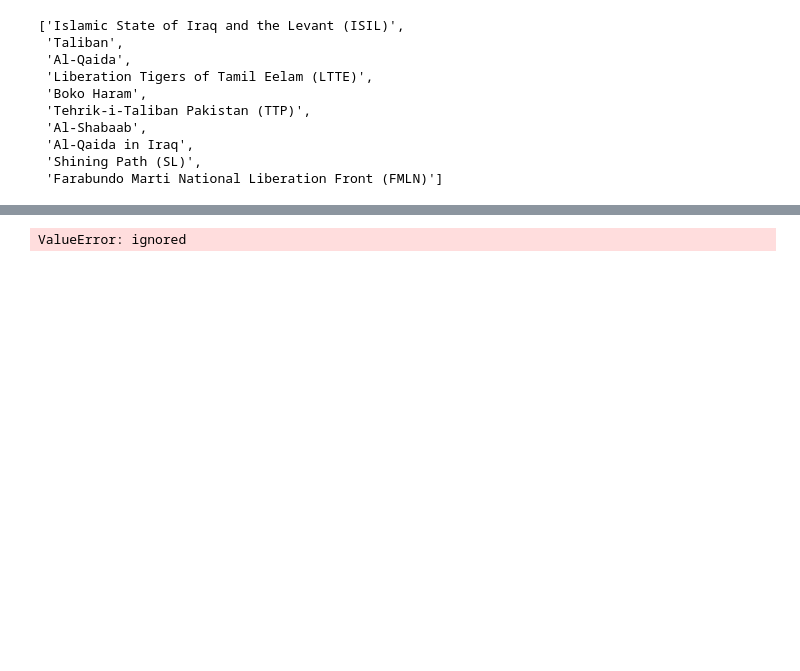
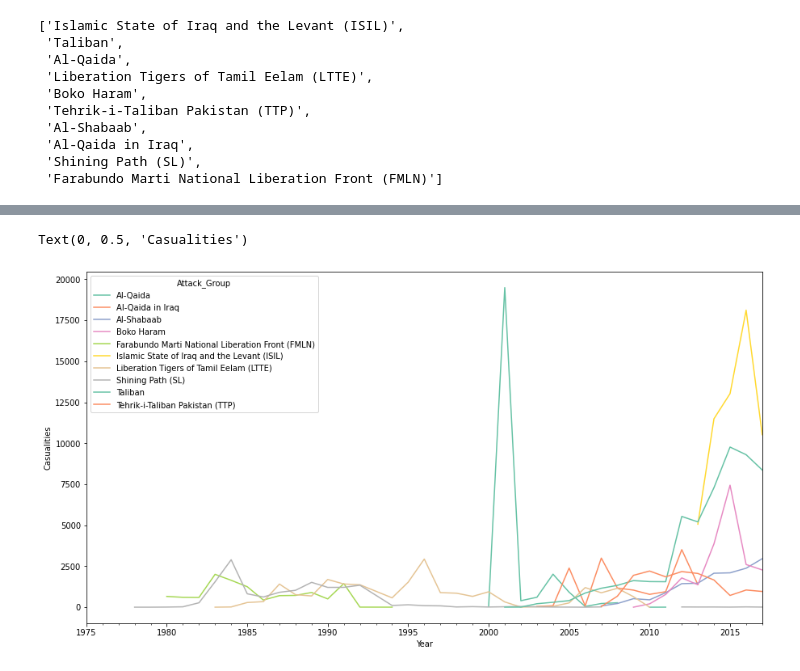
Before and after one commit to vak1997/Global-Terrorism, a Jupyter notebook: Global_Terrorism_Analysis_Capstone_Project.ipynb, the cells around one changed output, grey strips where cells are left out. Drawn from its saved outputs; the diff is of its cells as text; code cells hidden in the pictures; blank space fills up the shorter version.

```diff
--- a/Global_Terrorism_Analysis_Capstone_Project.ipynb
+++ b/Global_Terrorism_Analysis_Capstone_Project.ipynb
@@ -386,0 +383,9 @@ ValueError: ignored
+# %%
+data5=0
+for i in terrorist_groups:
+  if data5==0:
+    data5=1
+    data3=terrorism_df[terrorism_df['Attack_Group']==i]
+  else:
+    data2=terrorism_df[terrorism_df['Attack_Group']==i]
+    data3=data3.append(data2)
@@ -387,9 +408,10 @@ ValueError: ignored
 # %%
-d=terrorism_df[terrorism_df['Attack_Group'] in terrorist_groups].groupby(['Year','Attack_Group'],sort=True)['Casualities'].sum()
+d=data3.groupby(['Year','Attack_Group'],sort=True)['Casualities'].sum()
 plot_df = d.unstack('Attack_Group').loc[:]
 plot_df.index = pd.PeriodIndex(plot_df.index.tolist(),freq='A')
 plot_df.plot(figsize=(15,8),color=sns.color_palette('Set2',12))
 plt.xlabel("Year")
 plt.ylabel("Casualities")
 # %% [output]
-ValueError: ignored
+Text(0, 0.5, 'Casualities')
+[figure, added]
```
Also changed, not shown: parts of 8 cells of this notebook.
